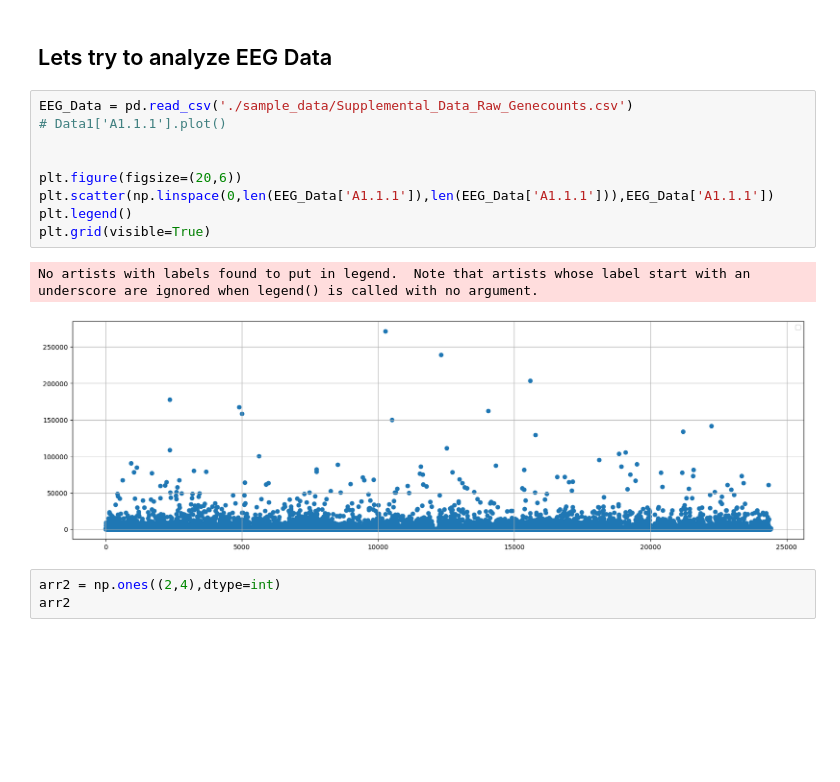
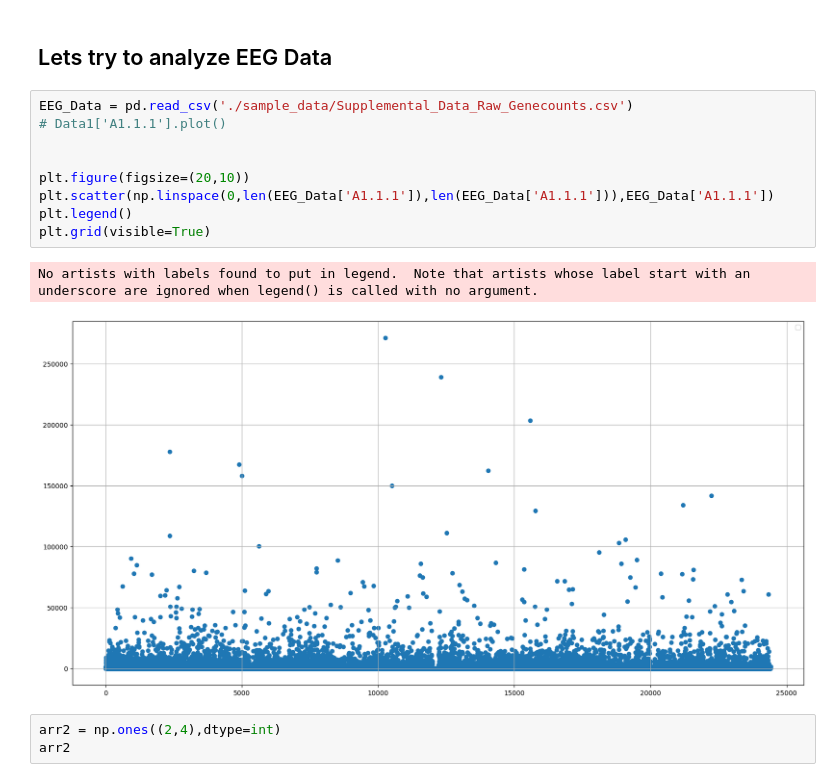
Before and after one commit to Dhyanesh-Panchal/PY-libraries-for-ML, a Jupyter notebook: Numpy Tuts.ipynb, the cells around one changed output. Cells and saved outputs as stored; diff of their text form; blank space fills up the shorter version.

```diff
--- a/Numpy Tuts.ipynb
+++ b/Numpy Tuts.ipynb
@@ -89,15 +89,15 @@ array([['Toyota', 'Honda', 'Toyota', 'BMW', 'Nissan', 'Toyota', 'Honda',
 # %%
 EEG_Data = pd.read_csv('./sample_data/Supplemental_Data_Raw_Genecounts.csv')
 # Data1['A1.1.1'].plot()
 
 
-plt.figure(figsize=(20,6))
+plt.figure(figsize=(20,10))
 plt.scatter(np.linspace(0,len(EEG_Data['A1.1.1']),len(EEG_Data['A1.1.1'])),EEG_Data['A1.1.1'])
 plt.legend()
 plt.grid(visible=True)
 # %% [output]
 No artists with labels found to put in legend.  Note that artists whose label start with an underscore are ignored when legend() is called with no argument.
-[figure, old version]
+[figure, new version]
 # %%
 arr2 = np.ones((2,4),dtype=int)
 arr2
```
Also changed, not shown: parts of 6 cells of this notebook, 1 other file.
